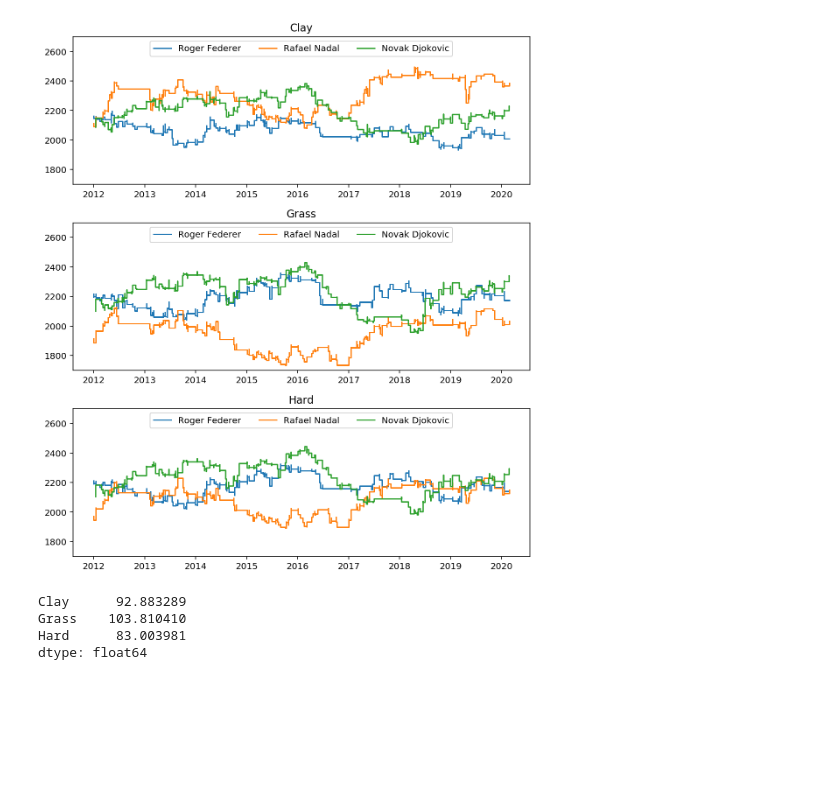
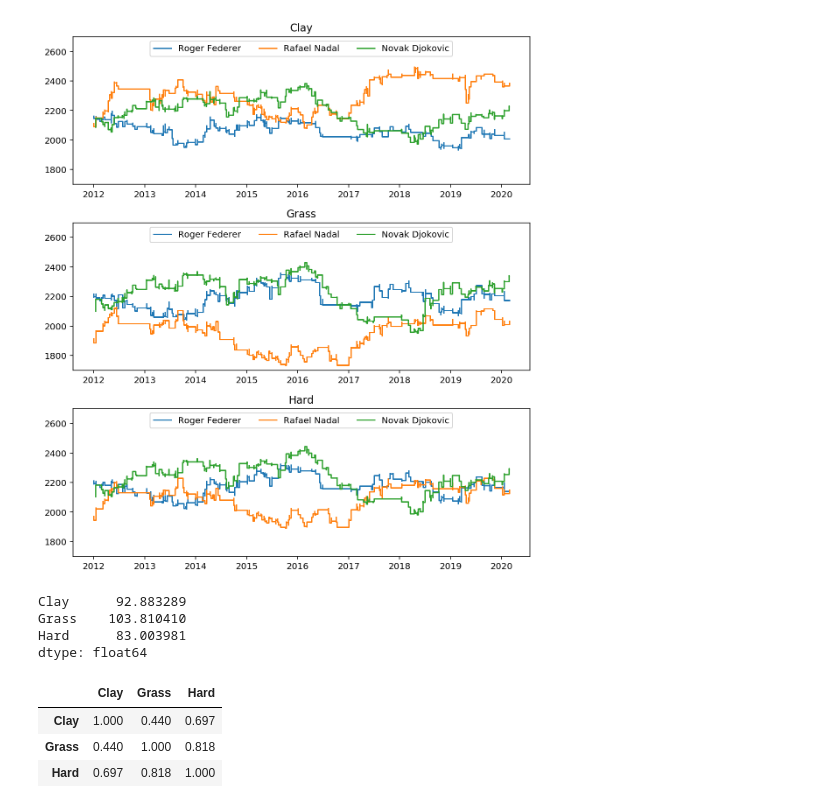
Before and after one commit to martiningram/jax_elo, a Jupyter notebook: jupyter/Surface model example.ipynb, the cells around one changed output. Drawn from its saved outputs; the diff is of its cells as text; code cells hidden in the pictures; blank space fills up the shorter version.

```diff
--- a/jupyter/Surface model example.ipynb
+++ b/jupyter/Surface model example.ipynb
@@ -96,3 +97,21 @@ Clay      92.883289
 Grass    103.810410
 Hard      83.003981
 dtype: float64
+# %%
+def covar_to_corr(covar_mat):
+    # Turns a covariance matrix into a correlation matrix
+
+    marg_var = np.diag(covar_mat)
+    marg_sd = np.sqrt(marg_var)
+    inv_marg = np.diag(1. / marg_sd)
+
+    return np.dot(np.dot(inv_marg, covar_mat), inv_marg)
+
+corr_mat = covar_to_corr(params.cov_mat)
+# %%
+pd.DataFrame(corr_mat, index=mark_names, columns=mark_names).round(3)
+# %% [output]
+|  | Clay | Grass | Hard |
+| Clay | 1.000 | 0.440 | 0.697 |
+| Grass | 0.440 | 1.000 | 0.818 |
+| Hard | 0.697 | 0.818 | 1.000 |
```
Also changed, not shown: parts of 3 cells of this notebook, 1 other file.
